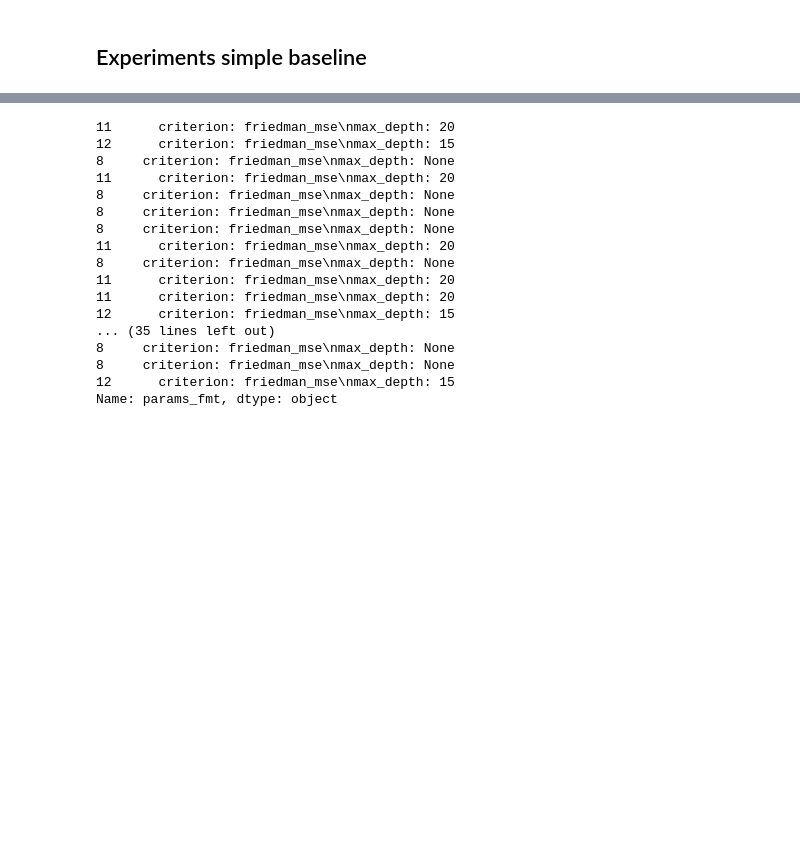
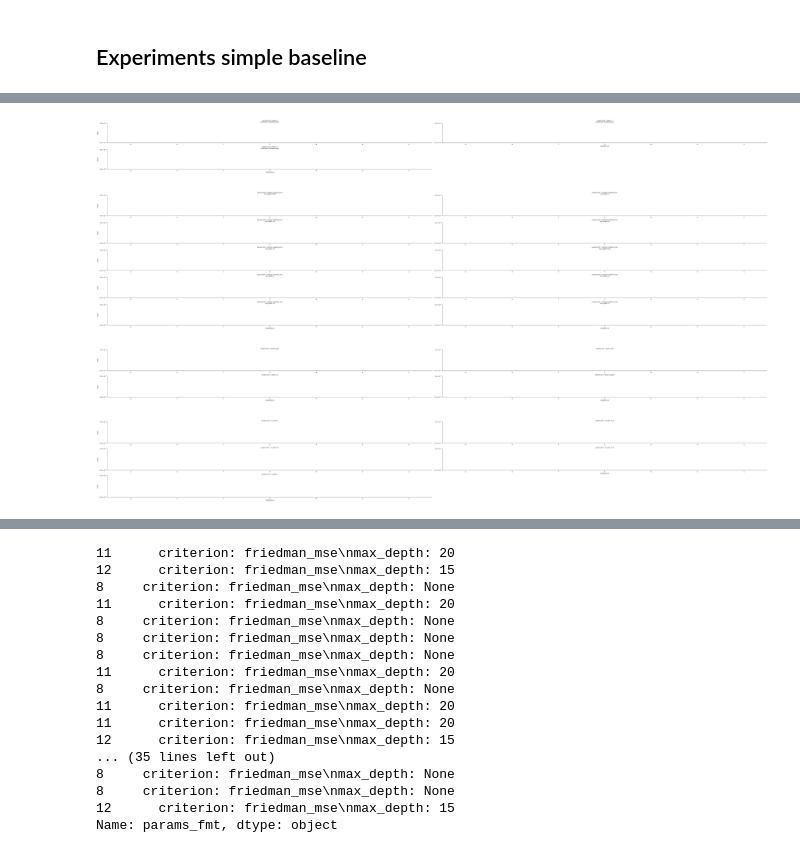
Before and after one commit to trdvangraft/thesis, a Jupyter notebook: metaengineering/results_analyser.ipynb, the cells around one changed output, grey strips where cells are left out. Cells and saved outputs as stored; diff of their text form; code cells hidden in the pictures; blank space fills up the shorter version.

```diff
--- a/metaengineering/results_analyser.ipynb
+++ b/metaengineering/results_analyser.ipynb
@@ -122,3 +170,22 @@ array(['alpha: 0\ntransformer: MinMaxScaler()',
+# %%
+for reggressor in df['regressor'].unique():
+    g = sns.FacetGrid(
+        data=df[df['regressor'] == reggressor],
+        col='params_fmt',
+        col_wrap=2,
+        height=3,
+        aspect=12,
+        sharey=False,
+        sharex=False,
+        palette='pastel',
+    )
+    g.set(yscale='symlog')
+    g.map(sns.barplot, 'metabolite_id', 'mean', order='pathway')
+# %% [output]
+[figure, added]
+[figure, added]
+[figure, added]
+[figure, added]
 # %%
 g = sns.FacetGrid(
     data=df,
```
Also changed, not shown: parts of 15 cells of this notebook, 5 other files.
